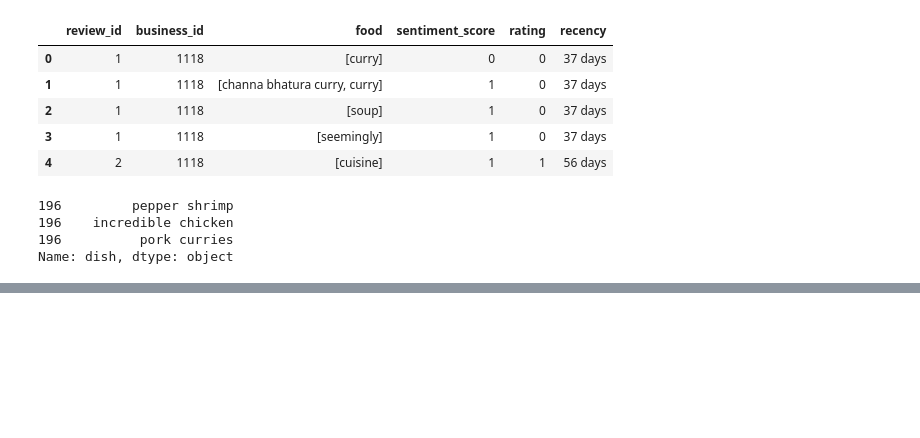
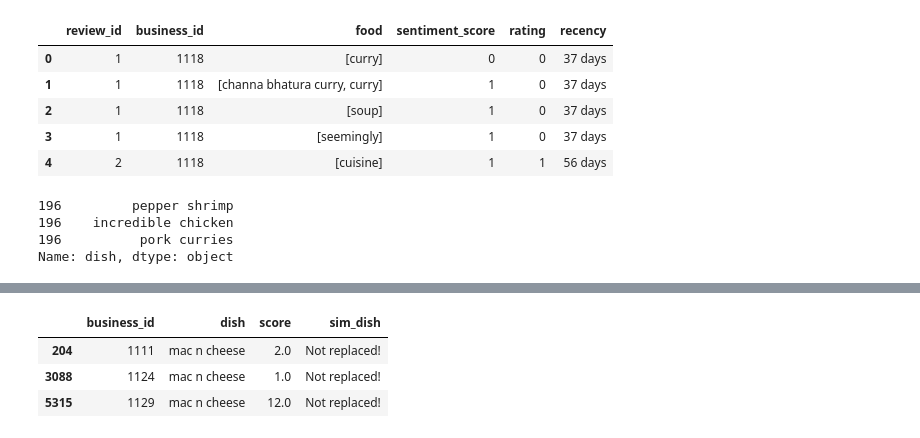
Before and after one commit to aish-anand/word2mouth, a Jupyter notebook: Similarity.ipynb, the cells around one changed output, grey strips where cells are left out. Saved outputs shown, nothing was run; the diff lists cells and outputs as text; code cells hidden in the pictures; blank space fills up the shorter version.

```diff
--- a/Similarity.ipynb
+++ b/Similarity.ipynb
@@ -331,12 +363,17 @@ new_df.reset_index()
 # %%
-new_df['business_id'] = pd.to_numeric(new_df['business_id'])
+rest_1111 = new_df[new_df['business_id'] == 1111]
+
 def sim(x):
     food_list = menu_dict_fuzz.get(x['business_id'], "")
+#     print(x['business_id'], food_list[-10:])
     for item in food_list:
-        if((fuzz.ratio(item, x['dish']) > 85) & (item!= x['dish'])):
+        print(item, x['dish'])
+        if((fuzz.ratio(item, x['dish']) > 70) & (item!= x['dish'])):
             if len(item) > len(x['dish']):
                 return item
+            elif len(x['dish']) > len(item):
+                return x['dish']
         else:
-            return x['dish']
+            return "Not replaced!"
 
-new_df['sim_dish'] = new_df.apply(sim, axis = 1)
+rest_1111['sim_dish'] = rest_1111.apply(sim, axis=1)
@@ -363,0 +403,7 @@ new_df.sort_values(['business_id', 'score'], ascending=[True, False])
+# %%
+new_df[new_df['dish'] == 'mac n cheese']
+# %% [output]
+|  | business_id | dish | score | sim_dish |
+| 204 | 1111 | mac n cheese | 2.0 | Not replaced! |
+| 3088 | 1124 | mac n cheese | 1.0 | Not replaced! |
+| 5315 | 1129 | mac n cheese | 12.0 | Not replaced! |
```
Also changed, not shown: parts of 9 cells of this notebook, 3 other files.
